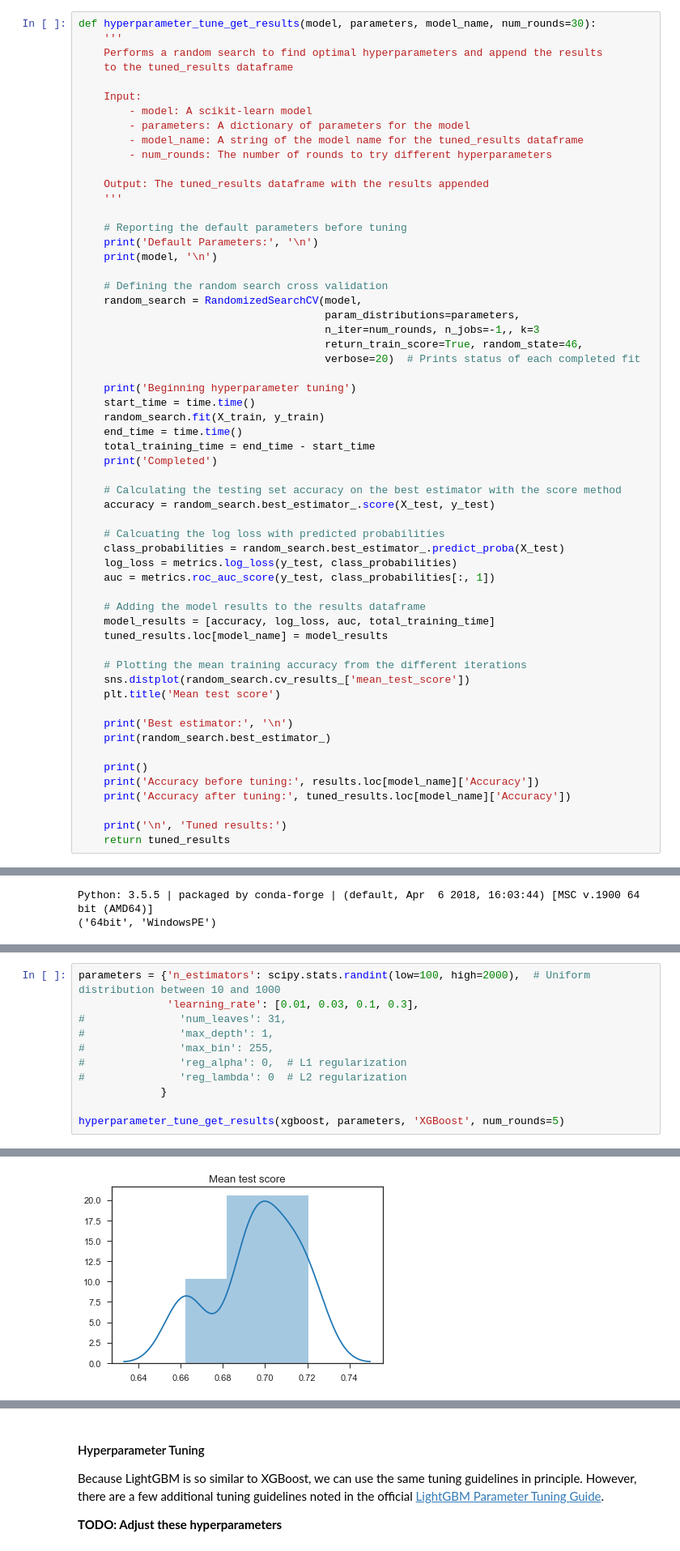
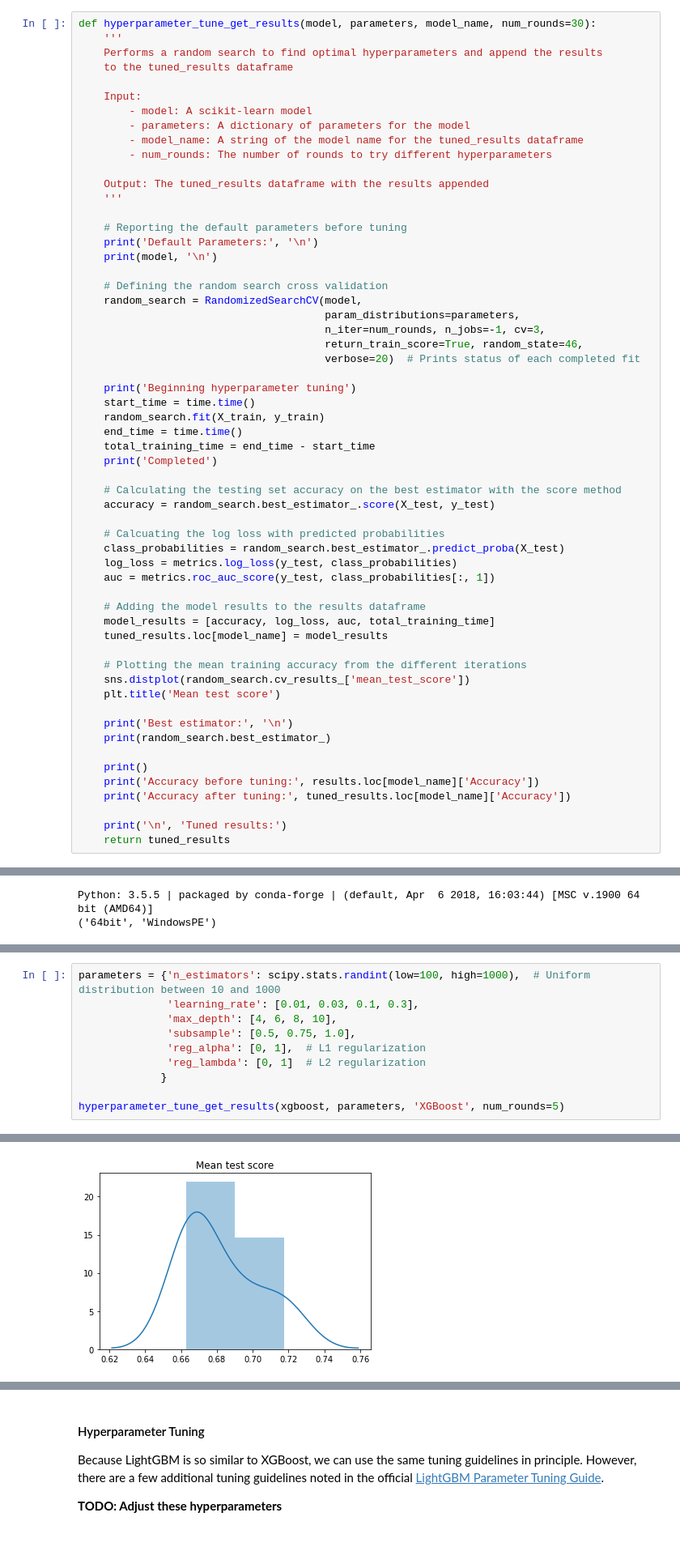
Before and after one commit to JeffMacaluso/Talks, a Jupyter notebook: EnsembleMethods/EnsembleMethods.ipynb, the cells around one changed output, grey strips where cells are left out. Shown at 81% size. Cells and saved outputs as stored; diff of their text form.

```diff
--- a/EnsembleMethods/EnsembleMethods.ipynb
+++ b/EnsembleMethods/EnsembleMethods.ipynb
@@ -461,7 +455,7 @@ def hyperparameter_tune_get_results(model, parameters, model_name, num_rounds=30
     # Defining the random search cross validation
     random_search = RandomizedSearchCV(model,
                                        param_distributions=parameters,
-                                       n_iter=num_rounds, n_jobs=-1,, k=3
+                                       n_iter=num_rounds, n_jobs=-1, cv=3,
                                        return_train_score=True, random_state=46,
                                        verbose=20)  # Prints status of each completed fit
 
@@ -786,13 +774,12 @@ I mentioned this above, but below is the tuning guide from Zhonghua Zhang, the f
 
 **TODO: Update these hyperparameters**
 # %%
-parameters = {'n_estimators': scipy.stats.randint(low=100, high=2000),  # Uniform distribution between 10 and 1000
+parameters = {'n_estimators': scipy.stats.randint(low=100, high=1000),  # Uniform distribution between 10 and 1000
               'learning_rate': [0.01, 0.03, 0.1, 0.3],
-#               'num_leaves': 31,
-#               'max_depth': 1,
-#               'max_bin': 255,
-#               'reg_alpha': 0,  # L1 regularization
-#               'reg_lambda': 0  # L2 regularization
+              'max_depth': [4, 6, 8, 10],
+              'subsample': [0.5, 0.75, 1.0],
+              'reg_alpha': [0, 1],  # L1 regularization
+              'reg_lambda': [0, 1]  # L2 regularization
              }
 
 hyperparameter_tune_get_results(xgboost, parameters, 'XGBoost', num_rounds=5)
@@ -845,4 +832,4 @@ Accuracy after tuning: 0.722666666667
-[figure, old version]
+[figure, new version]
 # %% [markdown]
 ### LightGBM
 
```
Also changed, not shown: parts of 15 cells of this notebook.
